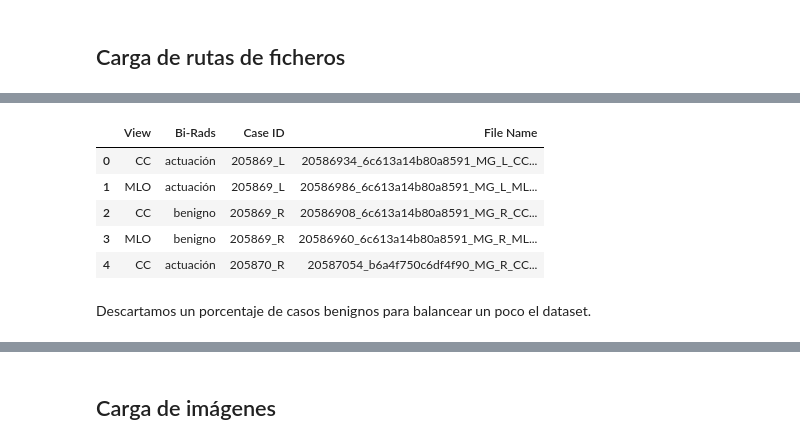
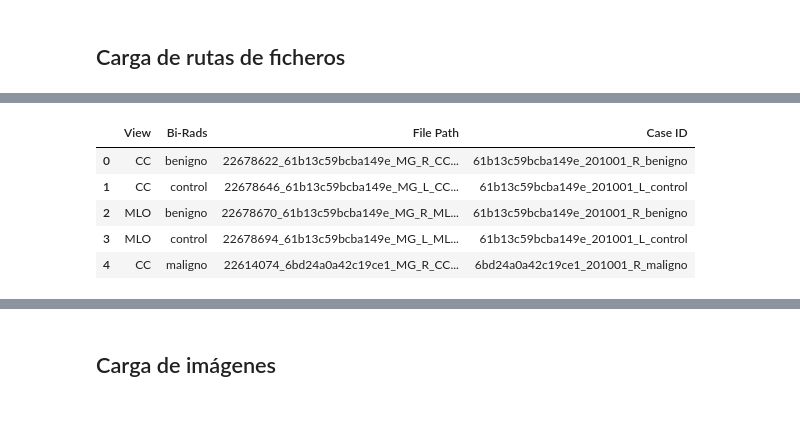
Before and after one commit to iveiras/tfm-2021, a Jupyter notebook: Preprocesamiento_Imágenes.ipynb, the cells around one changed output, grey strips where cells are left out. Saved outputs shown, nothing was run; the diff lists cells and outputs as text; code cells hidden in the pictures; blank space fills up the shorter version.

```diff
--- a/Preprocesamiento_Imágenes.ipynb
+++ b/Preprocesamiento_Imágenes.ipynb
@@ -7,11 +7,8 @@ import pandas as pd
 # %% [markdown]
 En primer lugar, cargamos las etiquetas del repositorio, reorganizazmos las columnas y convertimos las categorías.
 # %%
-etiquetas = pd.read_csv('./Databases/INbreast/INbreast.csv', sep = ';')
-etiquetas = etiquetas.drop(columns = ['Patient ID', 'Patient age', 'Acquisition date', 'ACR'])
-etiquetas['Case ID'] = etiquetas['File Name'].astype(str).str[:6] + '_' + etiquetas['Laterality']
-etiquetas = etiquetas.drop(columns = ['Laterality']).sort_values(by = ['Case ID'])
-nuevas_cat = {0: 'incompleto', 1: 'benigno', 2: 'benigno', 3: 'control', 4: 'actuación', 5: 'actuación', 6: 'maligno'}
-etiquetas['Bi-Rads'] = etiquetas['Bi-Rads'].astype(str).str[0].astype(int).map(nuevas_cat).astype('category')
-etiquetas.head()
+df_INbreast = pd.read_csv('./Databases/INbreast/INbreast.csv', sep = ';', usecols = ['File Name', 'Bi-Rads', 'Laterality', 'View', 'Acquisition date'])
+nuevo_birads = {0: 'incompleto', 1: 'benigno', 2: 'benigno', 3: 'control', 4: 'maligno', 5: 'maligno', 6: 'maligno'}
+df_INbreast['Bi-Rads'] = df_INbreast['Bi-Rads'].astype(str).str[0].astype(int).map(nuevo_birads).astype('category')
+df_INbreast.head()
 # %% [output]
@@ -39,15 +36,19 @@ Listamos todos los ficheros de mamografías y los incorporamos en el dataframe.
 # %%
 ruta_img = './Databases/INbreast/AllDICOMs/'
 filepaths = pd.DataFrame([os.path.basename(x) for x in glob2.glob(ruta_img + '*.dcm')], columns = ['File Path'])
-filepaths['File Name'] = filepaths['File Path'].astype(str).str[:8].astype(int)
-df_INbreast = etiquetas.merge(filepaths, on = 'File Name').drop(columns = ['File Name']).rename(columns = {'File Path': 'File Name'})
+filepaths['File Name'] = ''
+filepaths['Case ID'] = ''
+for idx, row in filepaths.iterrows():
+    filepaths['File Name'][idx] = int(row['File Path'].split('_')[0])
+    filepaths['Case ID'][idx] = row['File Path'].split('_')[1]
+df_INbreast = df_INbreast.merge(filepaths, on = 'File Name').drop(columns = ['File Name'])
+df_INbreast['Case ID'] = df_INbreast['Case ID'] + '_' + df_INbreast['Acquisition date'].astype(str) + '_' + df_INbreast['Laterality'] + '_' + df_INbreast['Bi-Rads'].astype(str)
+df_INbreast = df_INbreast.drop(columns = ['Acquisition date', 'Laterality'])
 df_INbreast.head()
 # %% [output]
-|  | View | Bi-Rads | Case ID | File Name |
-| 0 | CC | actuación | 205869_L | 20586934_6c613a14b80a8591_MG_L_CC... |
-| 1 | MLO | actuación | 205869_L | 20586986_6c613a14b80a8591_MG_L_ML... |
-| 2 | CC | benigno | 205869_R | 20586908_6c613a14b80a8591_MG_R_CC... |
-| 3 | MLO | benigno | 205869_R | 20586960_6c613a14b80a8591_MG_R_ML... |
-| 4 | CC | actuación | 205870_R | 20587054_b6a4f750c6df4f90_MG_R_CC... |
+|  | View | Bi-Rads | File Path | Case ID |
+| 0 | CC | benigno | 22678622_61b13c59bcba149e_MG_R_CC... | 61b13c59bcba149e_201001_R_benigno |
+| 1 | CC | control | 22678646_61b13c59bcba149e_MG_L_CC... | 61b13c59bcba149e_201001_L_control |
+| 2 | MLO | benigno | 22678670_61b13c59bcba149e_MG_R_ML... | 61b13c59bcba149e_201001_R_benigno |
+| 3 | MLO | control | 22678694_61b13c59bcba149e_MG_L_ML... | 61b13c59bcba149e_201001_L_control |
+| 4 | CC | maligno | 22614074_6bd24a0a42c19ce1_MG_R_CC... | 6bd24a0a42c19ce1_201001_R_maligno |
-# %% [markdown]
-Descartamos un porcentaje de casos benignos para balancear un poco el dataset.
```
Also changed, not shown: parts of 26 cells of this notebook, 2 other files.
